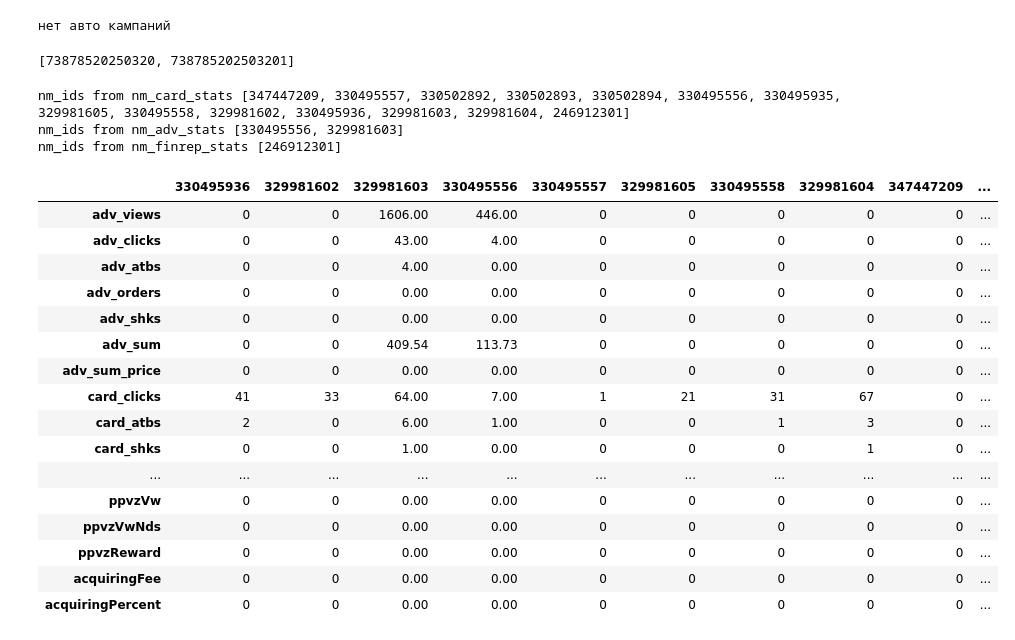
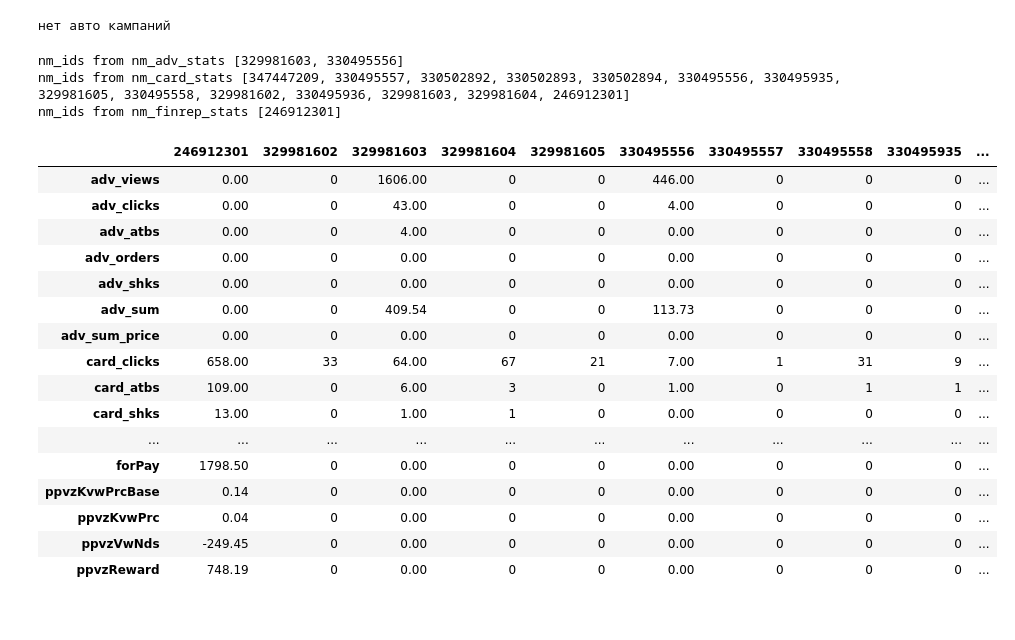
Before and after one commit to alexey-wk/mp-analytic, a Jupyter notebook: main.ipynb, the cells around one changed output. Saved outputs shown, nothing was run; the diff lists cells and outputs as text; code cells hidden in the pictures.

```diff
--- a/main.ipynb
+++ b/main.ipynb
@@ -198,9 +205,6 @@ finreps_params = {
 finrep_res = requests.get(finreps_url,headers=headers, params=finreps_params, cookies=AUTH_COOKIES)
 finreps = finrep_res.json()['data']['reports']
 finrep_ids = [report['id'] for report in finreps]
-finrep_ids
-# %% [output]
-[73878520250320, 738785202503201]
 # %%
 # 4.2. Получение всех записей по всем финотчетам
 template_finrep_details_url = "https://seller-services.wildberries.ru/ns/reports/seller-wb-balance/api/v1/reports/{report_id}/details"
@@ -273,19 +287,28 @@ finrep_records = finrep_records[:2]
 # %%
 # 5. Объединение всех данных по nm_id в финальный отчет
-adv_metrics = ['views', 'clicks', 'atbs', 'orders',
-               'shks', 'sum', 'sum_price']
-card_metrics = ['clicks', 'atbs', 'shks', 'sum_price',
-                'buyouts_count', 'buyouts_sum', 'stock_mp', 'stock_wb']
-card_total_metrics = ['clicks', 'atbs', 'shks', 'sum_price']
+adv_metrics = [
+    'adv_views', 'adv_clicks', 'adv_atbs', 'adv_orders', 'adv_shks', 'adv_sum', 'adv_sum_price'
+]
+card_metrics = ['card_clicks', 'card_atbs', 'card_shks', 'card_sum_price',
+    'buyouts_count', 'buyouts_sum', 'stock_mp', 'stock_wb'
+]
+card_total_metrics = ['card_clicks', 'card_atbs', 'card_shks', 'card_sum_price']
 finrep_metrics = [
-    'quantity', 'returnAmount', 'deliveryAmount', 'penalty',
-    'commissionPercent', 'retailPrice',
-    'retailAmount', 'deliveryRub',
-    'retailPriceWithDiscountRub',
-    'ppvzSalesCommission', 'forPay',
-    'ppvzKvwPrcBase', 'ppvzKvwPrc', 'ppvzVw',
-    'ppvzVwNds', 'ppvzReward', 'acquiringFee', 'acquiringPercent',
+    'commissionPercent',
+    'deliveryRub',
+    'penalty',
+    'storageFee',
+    'returnAmount',
+
+    'acquiringFee',
+    'forPay',
+    'ppvzKvwPrcBase',
+    'ppvzKvwPrc',
+    'ppvzVwNds',
+    'ppvzReward',
 ]
+
+# TODO: столбцы Платная приемка из отчета и Прочие удержания из РНП
 
 def combine_stats(nm_ids, adv_stats, card_stats, finrep_stats):
     combined_stats = {}
@@ -294,60 +317,62 @@ def combine_stats(nm_ids, adv_stats, card_stats, finrep_stats):
         combined_stats[id] = {}
 
         for metric in adv_metrics:
-            field_name = 'adv_' + metric
-            combined_stats[id][field_name] = adv_stats.get(
+            combined_stats[id][metric] = adv_stats.get(
                 id, {}).get(metric, 0)
 
         for metric in card_metrics:
-            field_name = f'card_{metric}' if metric in card_total_metrics else metric
+            field_name = metric if metric in card_total_metrics else metric
             combined_stats[id][field_name] = card_stats.get(
                 id, {}).get(metric, 0)
 
         for metric in finrep_metrics:
             field_name = metric
             combined_stats[id][field_name] = finrep_stats.get(
                 id, {}).get(metric, 0)
 
     return combined_stats
 
 
+print('nm_ids from nm_adv_stats', list(nm_adv_stats.keys()))
 print('nm_ids from nm_card_stats', list(nm_card_stats.keys()))
-print('nm_ids from nm_adv_stats', list(nm_adv_stats.keys()))
 print('nm_ids from nm_finrep_stats', list(nm_finrep_stats.keys()))
 
 all_nm_ids = list(set(
     list(nm_adv_stats.keys()) +
     list(nm_card_stats.keys()) +
     list(nm_finrep_stats.keys())
 ))
 
 # Combine the stats
 combined_stats = combine_stats(
     all_nm_ids,
     nm_adv_stats,
     nm_card_stats,
     nm_finrep_stats)
 
+pd.set_option('display.float_format', '{:.2f}'.format)
 df = pd.DataFrame(combined_stats)
+df = df.sort_index(axis=1)
+
 df
 # %% [output]
+nm_ids from nm_adv_stats [329981603, 330495556]
 nm_ids from nm_card_stats [347447209, 330495557, 330502892, 330502893, 330502894, 330495556, 330495935, 329981605, 330495558, 329981602, 330495936, 329981603, 329981604, 246912301]
-nm_ids from nm_adv_stats [330495556, 329981603]
 nm_ids from nm_finrep_stats [246912301]
-|  | 330495936 | 329981602 | 329981603 | 330495556 | 330495557 | 329981605 | 330495558 | 329981604 | 347447209 | ... |
-| adv_views | 0 | 0 | 1606.00 | 446.00 | 0 | 0 | 0 | 0 | 0 | ... |
-| adv_clicks | 0 | 0 | 43.00 | 4.00 | 0 | 0 | 0 | 0 | 0 | ... |
-| adv_atbs | 0 | 0 | 4.00 | 0.00 | 0 | 0 | 0 | 0 | 0 | ... |
-| adv_orders | 0 | 0 | 0.00 | 0.00 | 0 | 0 | 0 | 0 | 0 | ... |
-| adv_shks | 0 | 0 | 0.00 | 0.00 | 0 | 0 | 0 | 0 | 0 | ... |
-| adv_sum | 0 | 0 | 409.54 | 113.73 | 0 | 0 | 0 | 0 | 0 | ... |
-| adv_sum_price | 0 | 0 | 0.00 | 0.00 | 0 | 0 | 0 | 0 | 0 | ... |
-| card_clicks | 41 | 33 | 64.00 | 7.00 | 1 | 21 | 31 | 67 | 0 | ... |
-| card_atbs | 2 | 0 | 6.00 | 1.00 | 0 | 0 | 1 | 3 | 0 | ... |
-| card_shks | 0 | 0 | 1.00 | 0.00 | 0 | 0 | 0 | 1 | 0 | ... |
+|  | 246912301 | 329981602 | 329981603 | 329981604 | 329981605 | 330495556 | 330495557 | 330495558 | 330495935 | ... |
+| adv_views | 0.00 | 0 | 1606.00 | 0 | 0 | 446.00 | 0 | 0 | 0 | ... |
+| adv_clicks | 0.00 | 0 | 43.00 | 0 | 0 | 4.00 | 0 | 0 | 0 | ... |
+| adv_atbs | 0.00 | 0 | 4.00 | 0 | 0 | 0.00 | 0 | 0 | 0 | ... |
+| adv_orders | 0.00 | 0 | 0.00 | 0 | 0 | 0.00 | 0 | 0 | 0 | ... |
+| adv_shks | 0.00 | 0 | 0.00 | 0 | 0 | 0.00 | 0 | 0 | 0 | ... |
+| adv_sum | 0.00 | 0 | 409.54 | 0 | 0 | 113.73 | 0 | 0 | 0 | ... |
+| adv_sum_price | 0.00 | 0 | 0.00 | 0 | 0 | 0.00 | 0 | 0 | 0 | ... |
+| card_clicks | 658.00 | 33 | 64.00 | 67 | 21 | 7.00 | 1 | 31 | 9 | ... |
+| card_atbs | 109.00 | 0 | 6.00 | 3 | 0 | 1.00 | 0 | 1 | 1 | ... |
+| card_shks | 13.00 | 0 | 1.00 | 1 | 0 | 0.00 | 0 | 0 | 0 | ... |
 | ... | ... | ... | ... | ... | ... | ... | ... | ... | ... | ... |
-| ppvzVw | 0 | 0 | 0.00 | 0.00 | 0 | 0 | 0 | 0 | 0 | ... |
-| ppvzVwNds | 0 | 0 | 0.00 | 0.00 | 0 | 0 | 0 | 0 | 0 | ... |
-| ppvzReward | 0 | 0 | 0.00 | 0.00 | 0 | 0 | 0 | 0 | 0 | ... |
-| acquiringFee | 0 | 0 | 0.00 | 0.00 | 0 | 0 | 0 | 0 | 0 | ... |
-| acquiringPercent | 0 | 0 | 0.00 | 0.00 | 0 | 0 | 0 | 0 | 0 | ... |
+| forPay | 1798.50 | 0 | 0.00 | 0 | 0 | 0.00 | 0 | 0 | 0 | ... |
+| ppvzKvwPrcBase | 0.14 | 0 | 0.00 | 0 | 0 | 0.00 | 0 | 0 | 0 | ... |
+| ppvzKvwPrc | 0.04 | 0 | 0.00 | 0 | 0 | 0.00 | 0 | 0 | 0 | ... |
+| ppvzVwNds | -249.45 | 0 | 0.00 | 0 | 0 | 0.00 | 0 | 0 | 0 | ... |
+| ppvzReward | 748.19 | 0 | 0.00 | 0 | 0 | 0.00 | 0 | 0 | 0 | ... |
```
Also changed, not shown: parts of 3 cells of this notebook, 1 other file.
